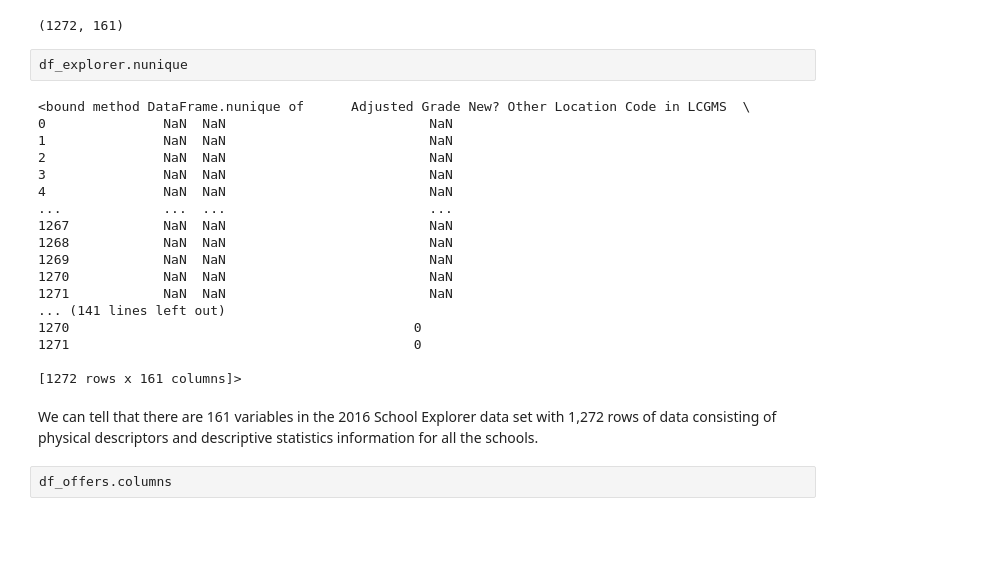
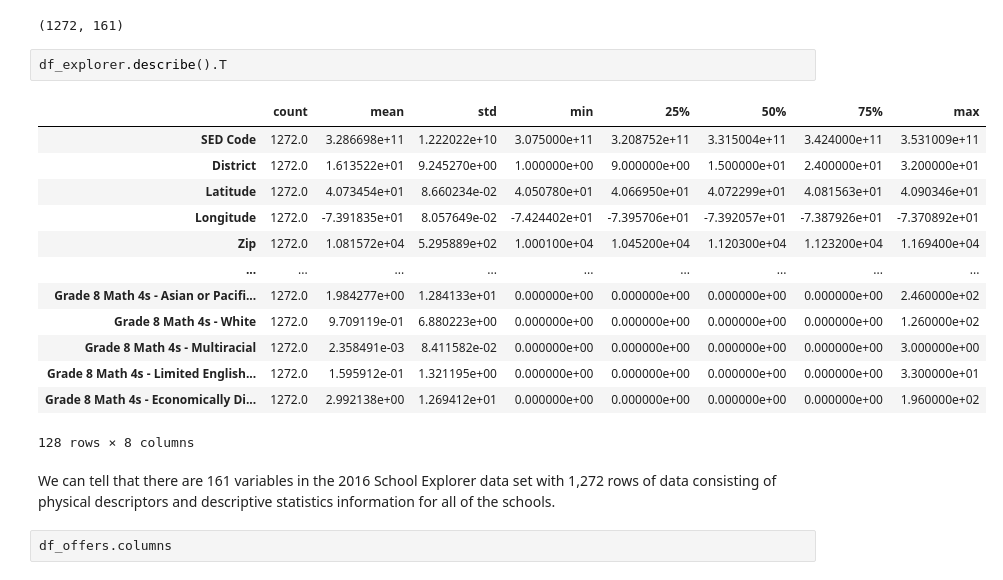
Before and after one commit to dj-m/CapstoneTwo, a Jupyter notebook: notebooks/CapstoneTwo_PredictingHighSchoolAdmissionsOffers.ipynb, the cells around one changed output. Drawn from its saved outputs; the diff is of its cells as text; blank space fills up the shorter version.

```diff
--- a/notebooks/CapstoneTwo_PredictingHighSchoolAdmissionsOffers.ipynb
+++ b/notebooks/CapstoneTwo_PredictingHighSchoolAdmissionsOffers.ipynb
@@ -85,28 +85,24 @@ Index(['Adjusted Grade', 'New?', 'Other Location Code in LCGMS', 'School Name',
 df_explorer.shape
 # %% [output]
 (1272, 161)
-# %%
-df_explorer.nunique
-# %% [output]
-<bound method DataFrame.nunique of      Adjusted Grade New? Other Location Code in LCGMS  \
-0               NaN  NaN                          NaN
-1               NaN  NaN                          NaN
-2               NaN  NaN                          NaN
-3               NaN  NaN                          NaN
-4               NaN  NaN                          NaN
-...             ...  ...                          ...
-1267            NaN  NaN                          NaN
-1268            NaN  NaN                          NaN
-1269            NaN  NaN                          NaN
-1270            NaN  NaN                          NaN
-1271            NaN  NaN                          NaN
-... (141 lines left out)
-1270                                            0
-1271                                            0
-
-[1272 rows x 161 columns]>
+# %%
+df_explorer.describe().T
+# %% [output]
+|  | count | mean | std | min | 25% | 50% | 75% | max |
+| SED Code | 1272.0 | 3.286698e+11 | 1.222022e+10 | 3.075000e+11 | 3.208752e+11 | 3.315004e+11 | 3.424000e+11 | 3.531009e+11 |
+| District | 1272.0 | 1.613522e+01 | 9.245270e+00 | 1.000000e+00 | 9.000000e+00 | 1.500000e+01 | 2.400000e+01 | 3.200000e+01 |
+| Latitude | 1272.0 | 4.073454e+01 | 8.660234e-02 | 4.050780e+01 | 4.066950e+01 | 4.072299e+01 | 4.081563e+01 | 4.090346e+01 |
+| Longitude | 1272.0 | -7.391835e+01 | 8.057649e-02 | -7.424402e+01 | -7.395706e+01 | -7.392057e+01 | -7.387926e+01 | -7.370892e+01 |
+| Zip | 1272.0 | 1.081572e+04 | 5.295889e+02 | 1.000100e+04 | 1.045200e+04 | 1.120300e+04 | 1.123200e+04 | 1.169400e+04 |
+| ... | ... | ... | ... | ... | ... | ... | ... | ... |
+| Grade 8 Math 4s - Asian or Pacifi... | 1272.0 | 1.984277e+00 | 1.284133e+01 | 0.000000e+00 | 0.000000e+00 | 0.000000e+00 | 0.000000e+00 | 2.460000e+02 |
+| Grade 8 Math 4s - White | 1272.0 | 9.709119e-01 | 6.880223e+00 | 0.000000e+00 | 0.000000e+00 | 0.000000e+00 | 0.000000e+00 | 1.260000e+02 |
+| Grade 8 Math 4s - Multiracial | 1272.0 | 2.358491e-03 | 8.411582e-02 | 0.000000e+00 | 0.000000e+00 | 0.000000e+00 | 0.000000e+00 | 3.000000e+00 |
+| Grade 8 Math 4s - Limited English... | 1272.0 | 1.595912e-01 | 1.321195e+00 | 0.000000e+00 | 0.000000e+00 | 0.000000e+00 | 0.000000e+00 | 3.300000e+01 |
+| Grade 8 Math 4s - Economically Di... | 1272.0 | 2.992138e+00 | 1.269412e+01 | 0.000000e+00 | 0.000000e+00 | 0.000000e+00 | 0.000000e+00 | 1.960000e+02 |
+128 rows × 8 columns
 # %% [markdown]
-We can tell that there are 161 variables in the 2016 School Explorer data set with 1,272 rows of data consisting of physical descriptors and descriptive statistics information for all the schools.
+We can tell that there are 161 variables in the 2016 School Explorer data set with 1,272 rows of data consisting of physical descriptors and descriptive statistics information for all of the schools.
 # %%
 df_offers.columns
 # %% [output]
```
Also changed, not shown: parts of 7 cells of this notebook.
